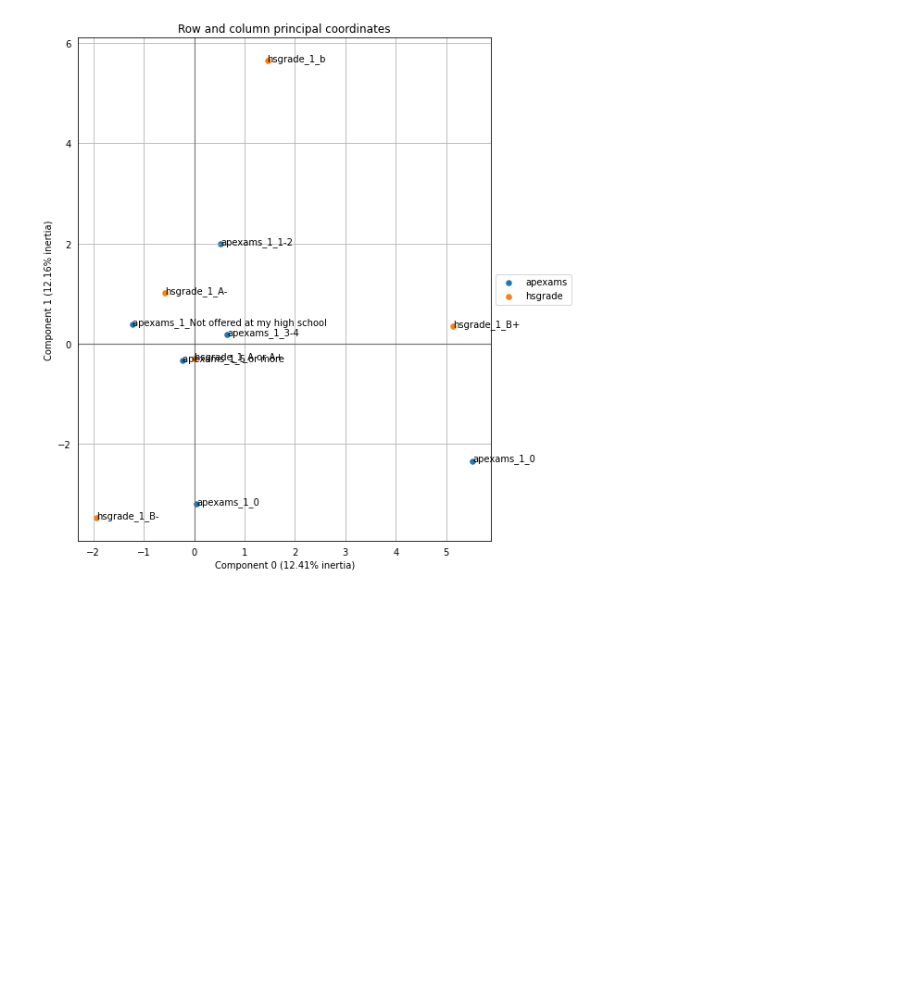
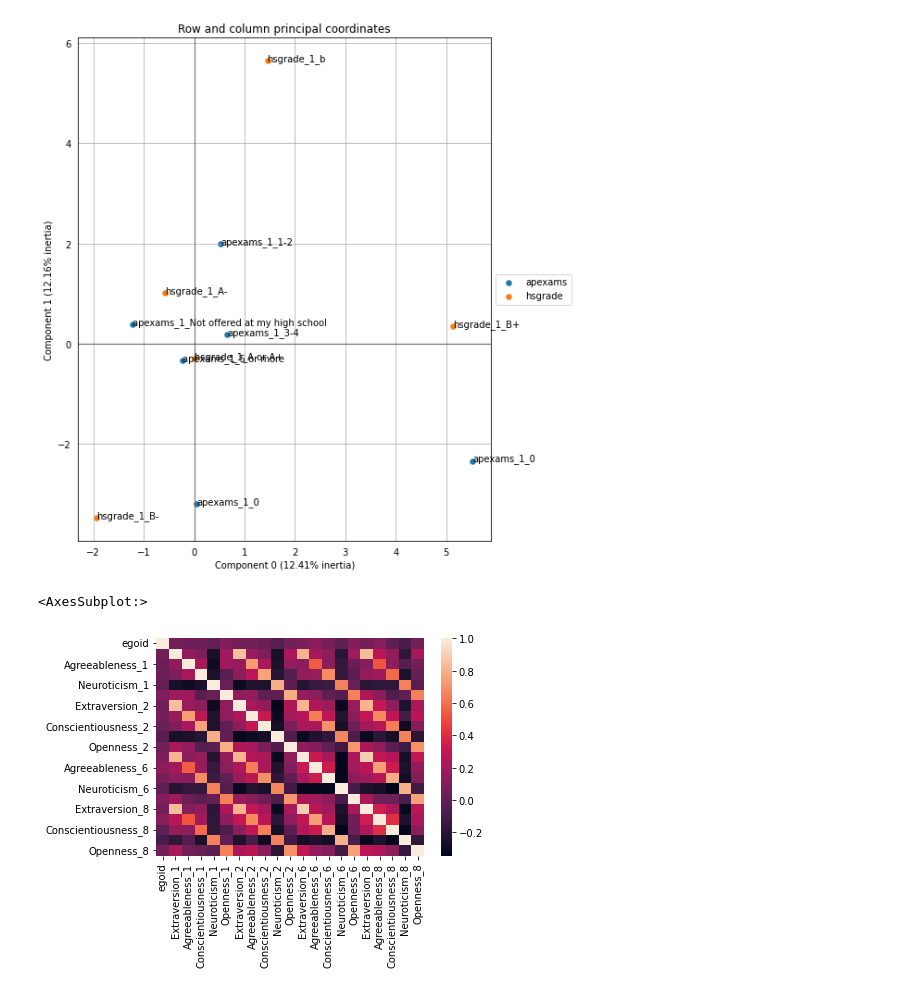
Before and after one commit to EAltunoglu/cmpe492, a Jupyter notebook: survey.ipynb, the cells around one changed output. Saved outputs shown, nothing was run; the diff lists cells and outputs as text; code cells hidden in the pictures; blank space fills up the shorter version.

Commit message:
Partition of Survey 1

```diff
--- a/survey.ipynb
+++ b/survey.ipynb
@@ -81,3 +81,10 @@ ax = survey_mca.plot_coordinates(
 ).legend(loc='center left', bbox_to_anchor=(1, 0.5))
 # %% [output]
 [figure]
+# %%
+survey = pd.read_csv('original_data/survey_partial/survey_personality_inv.csv')
+
+sns.heatmap(survey.corr())
+# %% [output]
+<AxesSubplot:>
+[figure, added]
```
Also changed, not shown: parts of 7 cells of this notebook, 12 other files.
